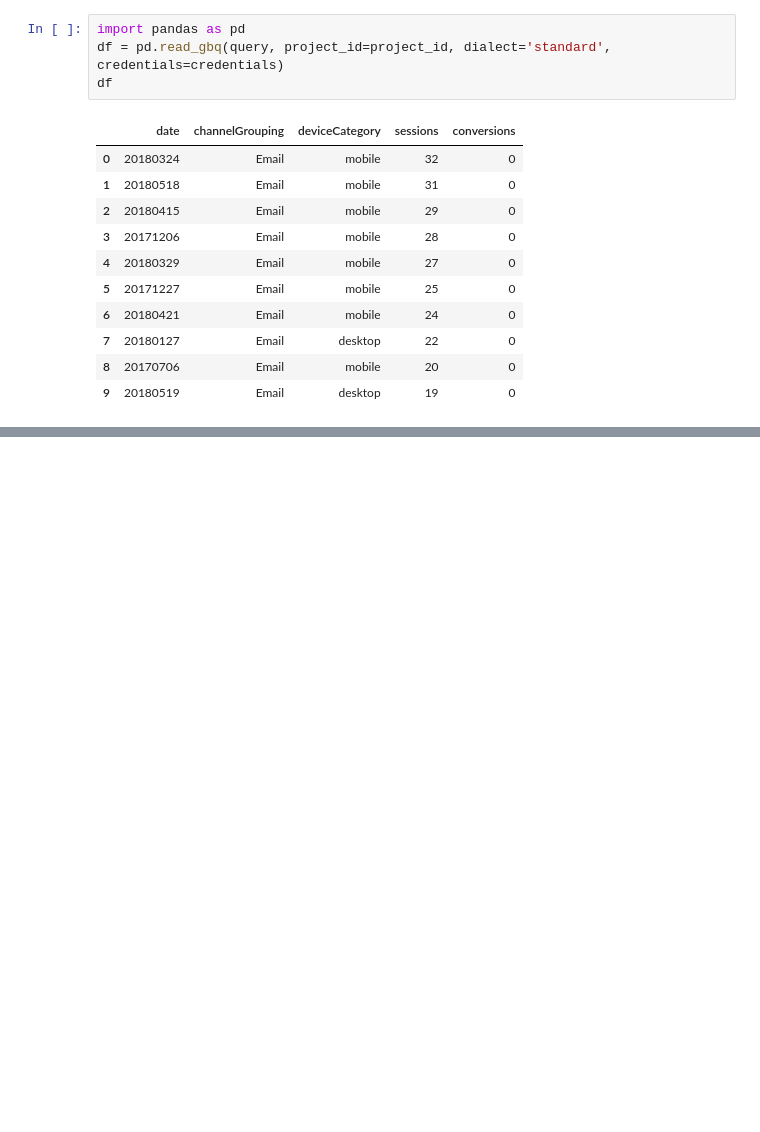
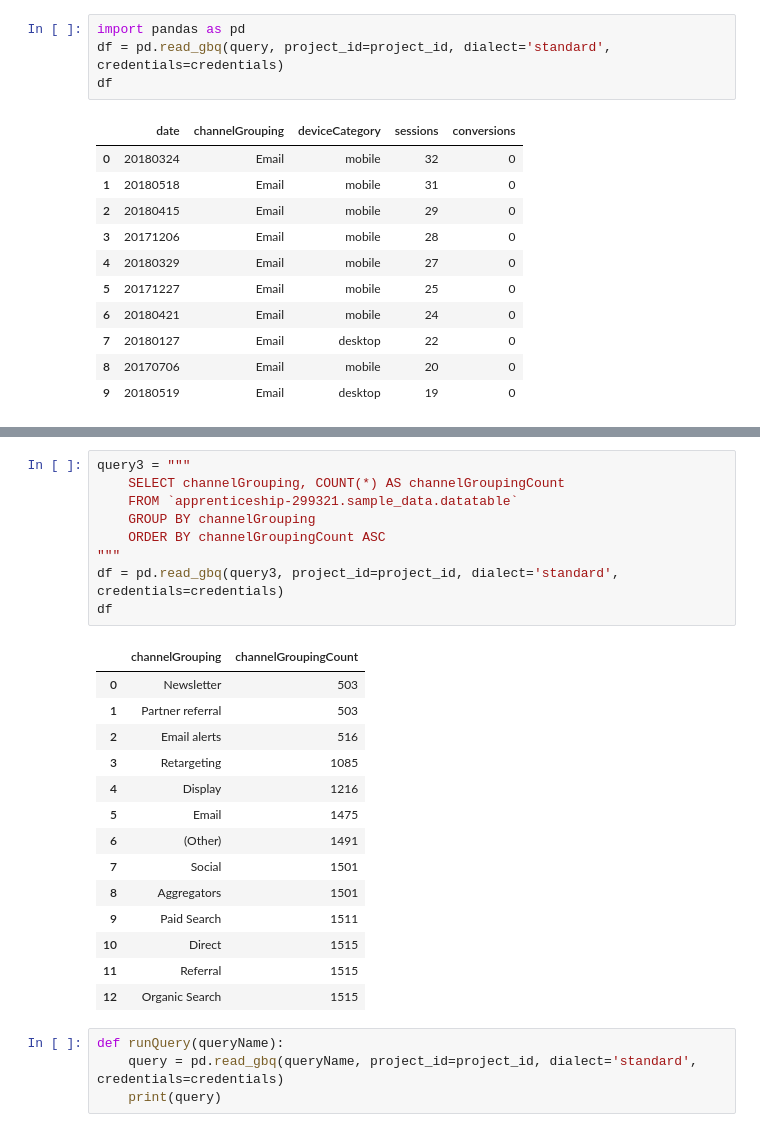
Before and after one commit to Coletterbox/More-BigQuery-with-Python, a Jupyter notebook: queriesWithGraphs.ipynb, the cells around one changed output, grey strips where cells are left out. Drawn from its saved outputs; the diff is of its cells as text; blank space fills up the shorter version.

```diff
--- a/queriesWithGraphs.ipynb
+++ b/queriesWithGraphs.ipynb
@@ -92,0 +163,28 @@ df
+# %%
+query3 = """
+    SELECT channelGrouping, COUNT(*) AS channelGroupingCount
+    FROM `apprenticeship-299321.sample_data.datatable`
+    GROUP BY channelGrouping
+    ORDER BY channelGroupingCount ASC
+"""
+df = pd.read_gbq(query3, project_id=project_id, dialect='standard', credentials=credentials)
+df
+# %% [output]
+|  | channelGrouping | channelGroupingCount |
+| 0 | Newsletter | 503 |
+| 1 | Partner referral | 503 |
+| 2 | Email alerts | 516 |
+| 3 | Retargeting | 1085 |
+| 4 | Display | 1216 |
+| 5 | Email | 1475 |
+| 6 | (Other) | 1491 |
+| 7 | Social | 1501 |
+| 8 | Aggregators | 1501 |
+| 9 | Paid Search | 1511 |
+| 10 | Direct | 1515 |
+| 11 | Referral | 1515 |
+| 12 | Organic Search | 1515 |
+# %%
+def runQuery(queryName):
+    query = pd.read_gbq(queryName, project_id=project_id, dialect='standard', credentials=credentials)
+    print(query)
```
Also changed, not shown: parts of 16 cells of this notebook.
